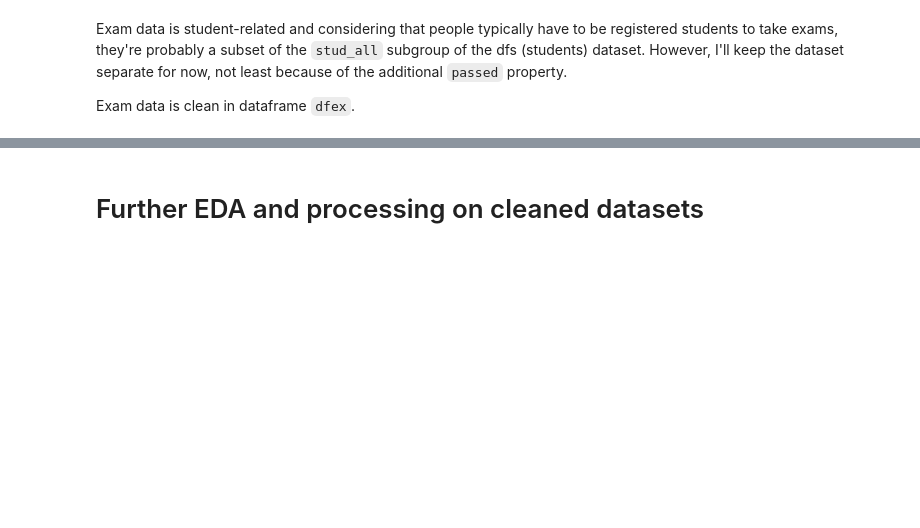
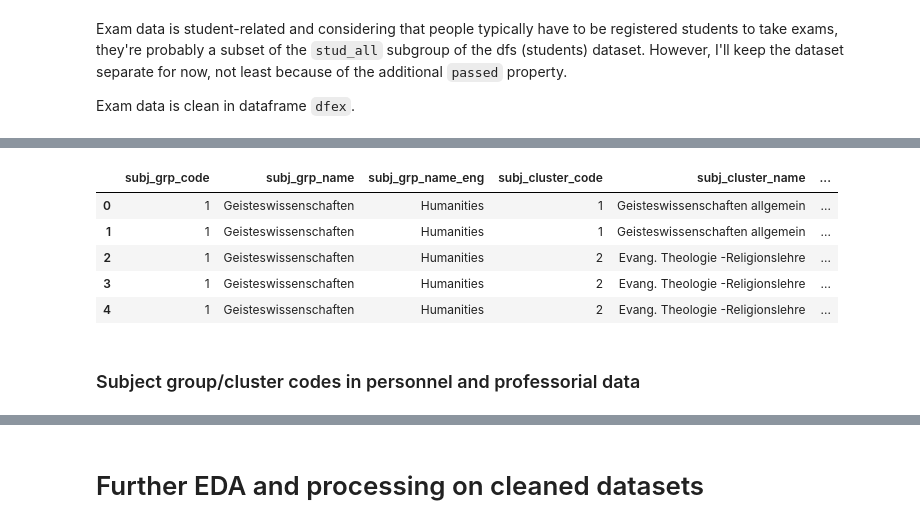
Before and after one commit to gfkpth/project-2-eda-sql, a Jupyter notebook: core_EDA.ipynb, the cells around one changed output, grey strips where cells are left out. Drawn from its saved outputs; the diff is of its cells as text; code cells hidden in the pictures; blank space fills up the shorter version.

```diff
--- a/core_EDA.ipynb
+++ b/core_EDA.ipynb
@@ -427,0 +561,11 @@ pers.info()
+# %%
+subjectcodes.head()
+# %% [output]
+|  | subj_grp_code | subj_grp_name | subj_grp_name_eng | subj_cluster_code | subj_cluster_name | ... |
+| 0 | 1 | Geisteswissenschaften | Humanities | 1 | Geisteswissenschaften allgemein | ... |
+| 1 | 1 | Geisteswissenschaften | Humanities | 1 | Geisteswissenschaften allgemein | ... |
+| 2 | 1 | Geisteswissenschaften | Humanities | 2 | Evang. Theologie -Religionslehre | ... |
+| 3 | 1 | Geisteswissenschaften | Humanities | 2 | Evang. Theologie -Religionslehre | ... |
+| 4 | 1 | Geisteswissenschaften | Humanities | 2 | Evang. Theologie -Religionslehre | ... |
+# %% [markdown]
+### Subject group/cluster codes in personnel and professorial data
```
Also changed, not shown: parts of 49 cells of this notebook, 8 other files.
